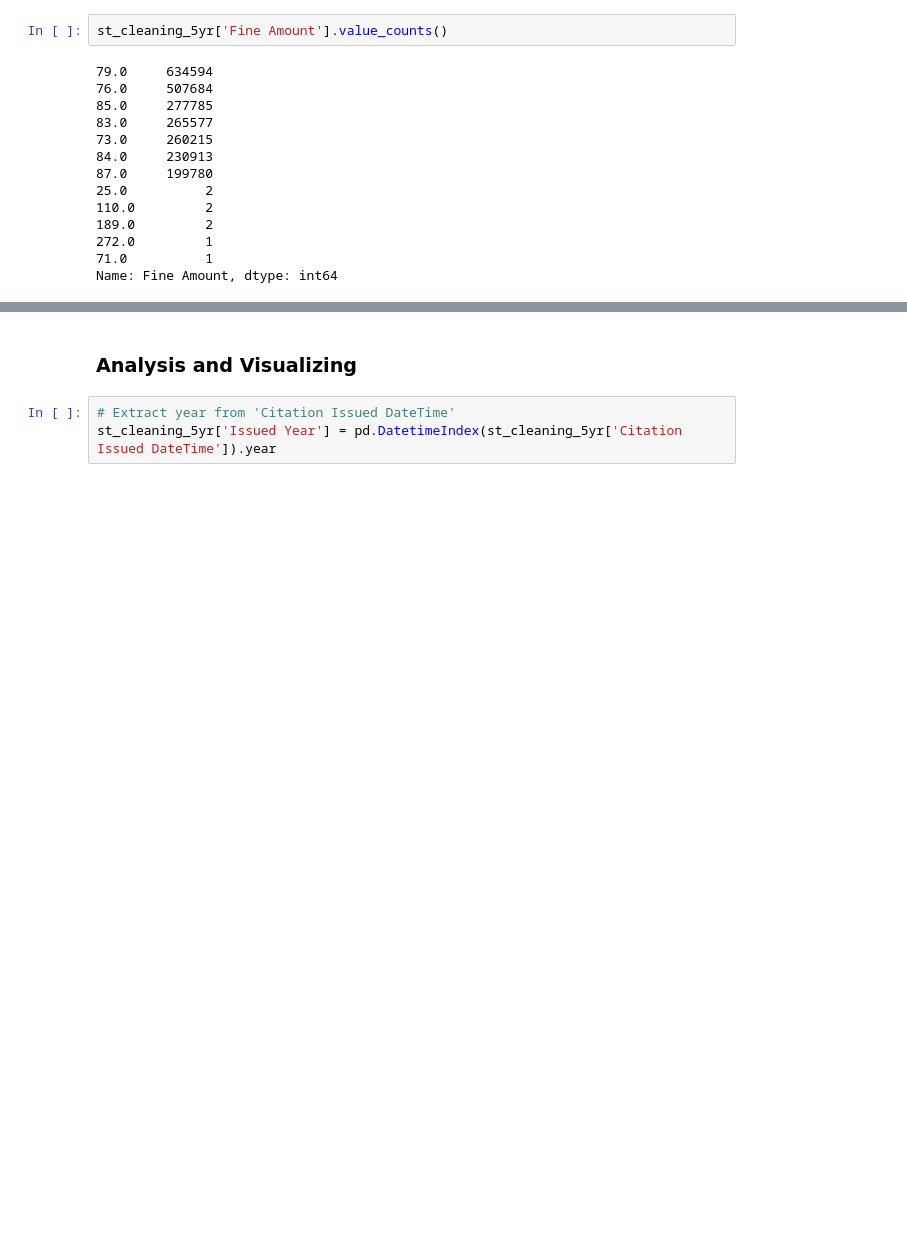
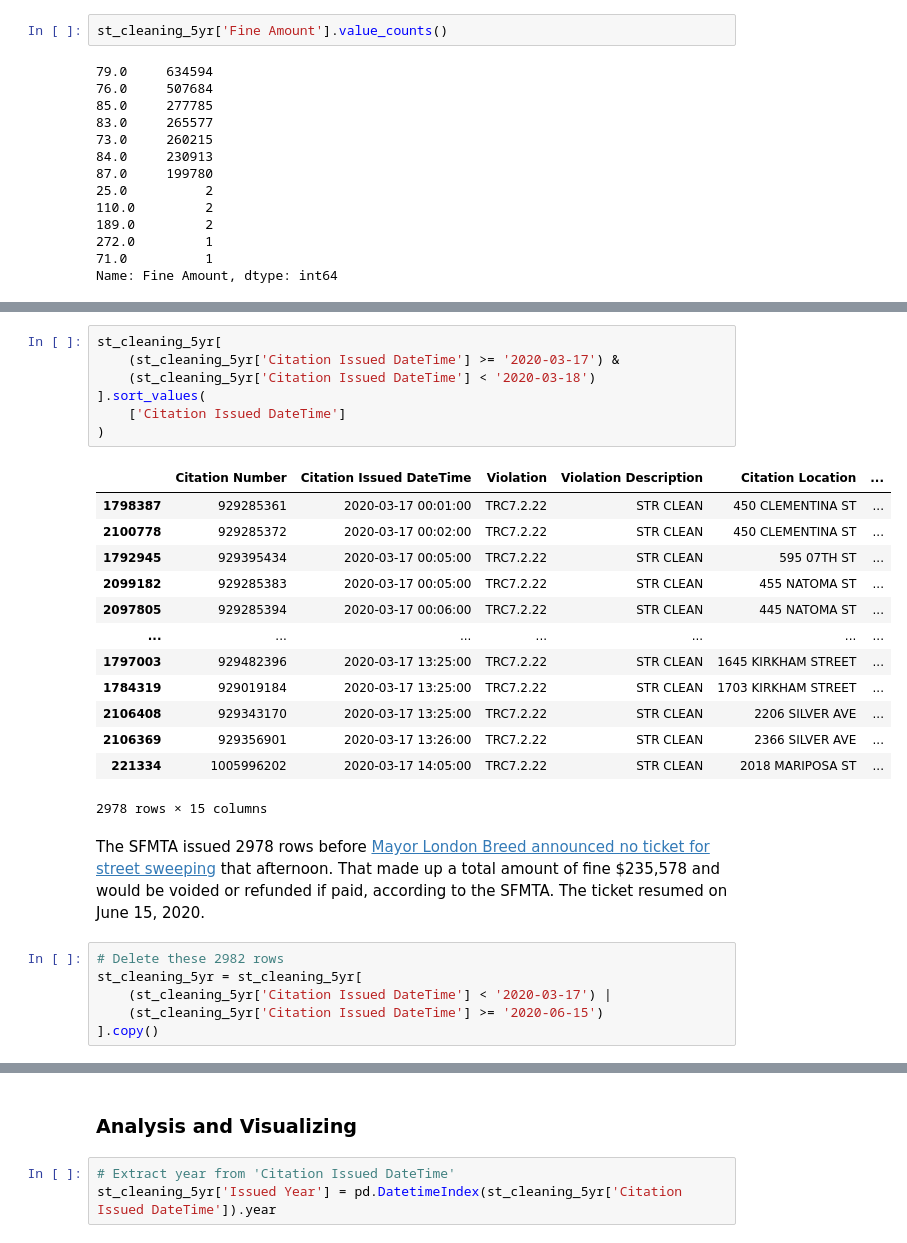
Before and after one commit to jiyuntsai/sf-parking-citation, a Jupyter notebook: 02_st-cleaning-5yr.ipynb, the cells around one changed output, grey strips where cells are left out. Drawn from its saved outputs; the diff is of its cells as text; blank space fills up the shorter version.

Commit message:
delete rows between 3/17/20-6/14/20

```diff
--- a/02_st-cleaning-5yr.ipynb
+++ b/02_st-cleaning-5yr.ipynb
@@ -111,0 +136,29 @@ Name: Fine Amount, dtype: int64
+# %%
+st_cleaning_5yr[
+    (st_cleaning_5yr['Citation Issued DateTime'] >= '2020-03-17') &
+    (st_cleaning_5yr['Citation Issued DateTime'] < '2020-03-18')
+].sort_values(
+    ['Citation Issued DateTime']
+)
+# %% [output]
+|  | Citation Number | Citation Issued DateTime | Violation | Violation Description | Citation Location | ... |
+| 1798387 | 929285361 | 2020-03-17 00:01:00 | TRC7.2.22 | STR CLEAN | 450 CLEMENTINA ST | ... |
+| 2100778 | 929285372 | 2020-03-17 00:02:00 | TRC7.2.22 | STR CLEAN | 450 CLEMENTINA ST | ... |
+| 1792945 | 929395434 | 2020-03-17 00:05:00 | TRC7.2.22 | STR CLEAN | 595 07TH ST | ... |
+| 2099182 | 929285383 | 2020-03-17 00:05:00 | TRC7.2.22 | STR CLEAN | 455 NATOMA ST | ... |
+| 2097805 | 929285394 | 2020-03-17 00:06:00 | TRC7.2.22 | STR CLEAN | 445 NATOMA ST | ... |
+| ... | ... | ... | ... | ... | ... | ... |
+| 1797003 | 929482396 | 2020-03-17 13:25:00 | TRC7.2.22 | STR CLEAN | 1645 KIRKHAM STREET | ... |
+| 1784319 | 929019184 | 2020-03-17 13:25:00 | TRC7.2.22 | STR CLEAN | 1703 KIRKHAM STREET | ... |
+| 2106408 | 929343170 | 2020-03-17 13:25:00 | TRC7.2.22 | STR CLEAN | 2206 SILVER AVE | ... |
+| 2106369 | 929356901 | 2020-03-17 13:26:00 | TRC7.2.22 | STR CLEAN | 2366 SILVER AVE | ... |
+| 221334 | 1005996202 | 2020-03-17 14:05:00 | TRC7.2.22 | STR CLEAN | 2018 MARIPOSA ST | ... |
+2978 rows × 15 columns
+# %% [markdown]
+The SFMTA issued 2978 rows before [Mayor London Breed announced no ticket for street sweeping](https://twitter.com/LondonBreed/status/1240035183580966912) that afternoon. That made up a total amount of fine $235,578 and would be voided or refunded if paid, according to the SFMTA. The ticket resumed on June 15, 2020.
+# %%
+# Delete these 2982 rows
+st_cleaning_5yr = st_cleaning_5yr[
+    (st_cleaning_5yr['Citation Issued DateTime'] < '2020-03-17') |
+    (st_cleaning_5yr['Citation Issued DateTime'] >= '2020-06-15')
+].copy()
```
Also changed, not shown: parts of 4 cells of this notebook.
